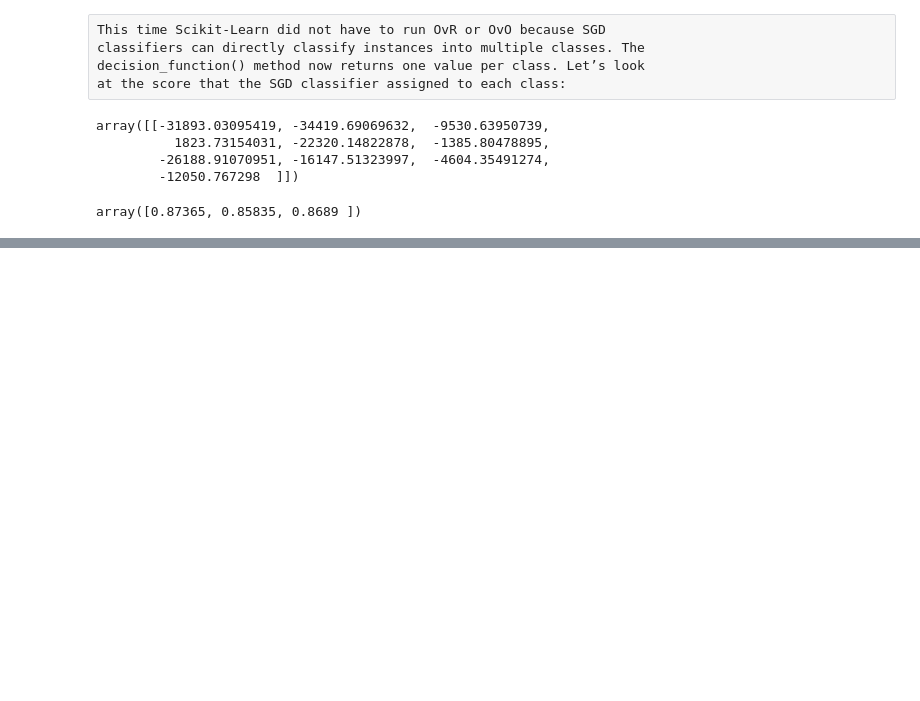
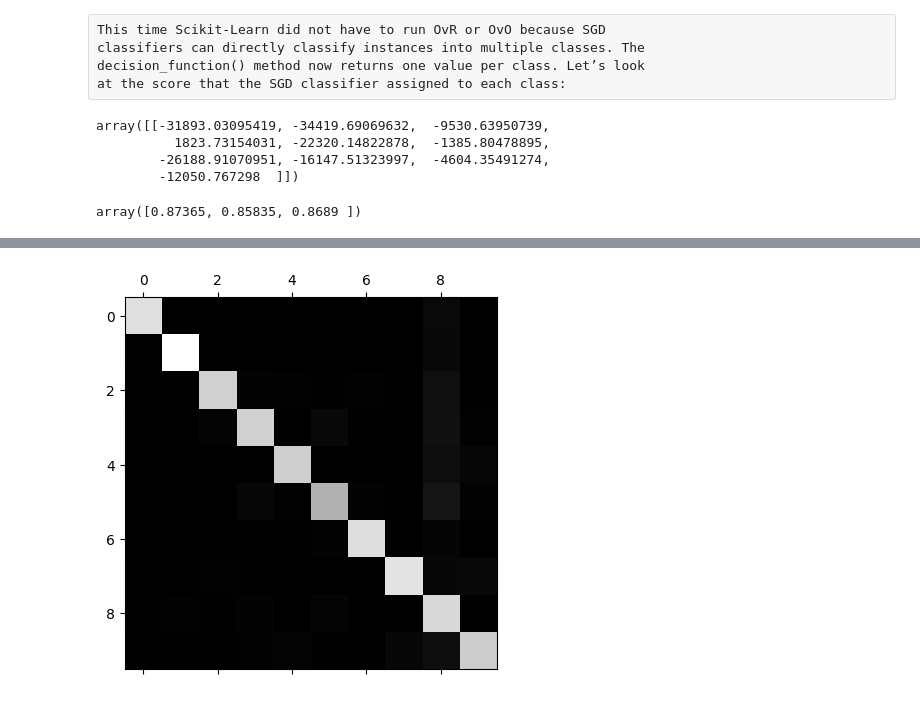
Before and after one commit to HESleagacy/MNSIT_CLASSIFIER, a Jupyter notebook: notebook.ipynb, the cells around one changed output, grey strips where cells are left out. Drawn from its saved outputs; the diff is of its cells as text; code cells hidden in the pictures; blank space fills up the shorter version.

```diff
--- a/notebook.ipynb
+++ b/notebook.ipynb
@@ -464,0 +467,5 @@ cross_val_score(sgd_scaled, X, y_train, cv=3, scoring="accuracy")
+# %%
+## OVERALL CONFUSION MATRIX
+y_train_pred = cross_val_predict(sgd_scaled, X, y_train,cv=3)
+a = confusion_matrix(y_train, y_train_pred)
+a
@@ -464,0 +483,5 @@ cross_val_score(sgd_scaled, X, y_train, cv=3, scoring="accuracy")
+# %%
+plt.matshow(a, cmap=plt.cm.gray)  ## PLOT A GRAPH FOR VISUAL REPRESENTATION
+plt.show()
+# %% [output]
+[figure, added]
```
Also changed, not shown: parts of 16 cells of this notebook.
